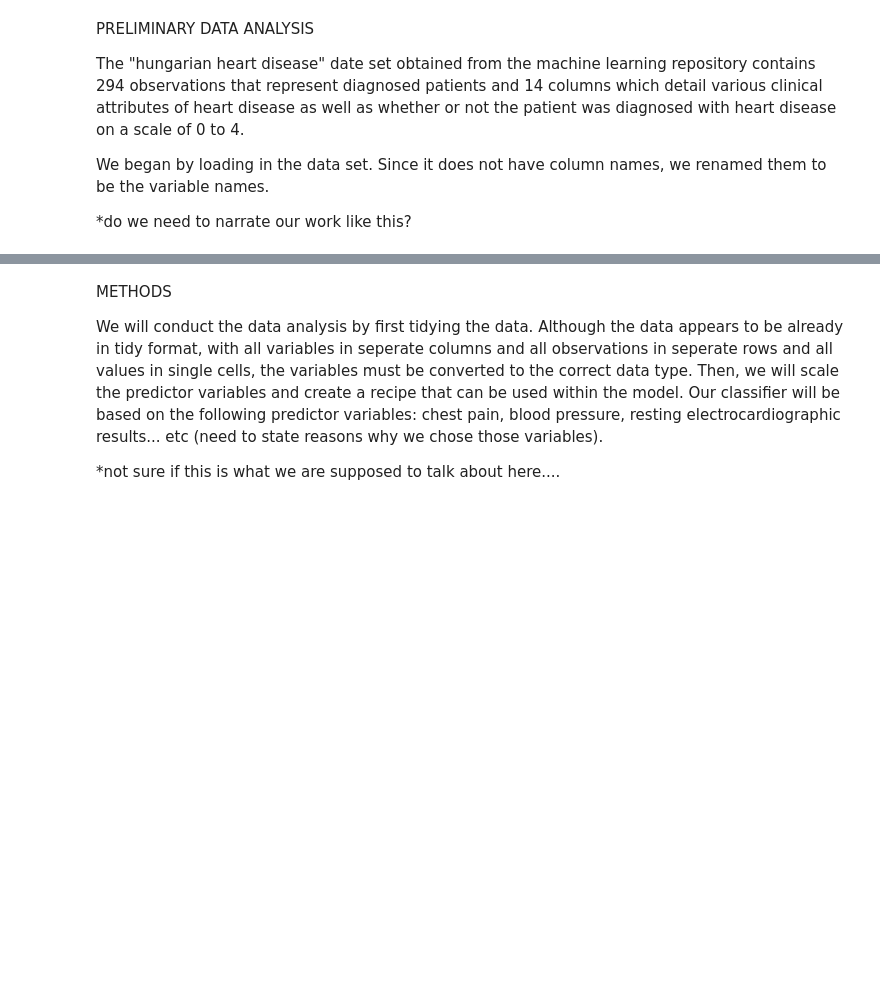
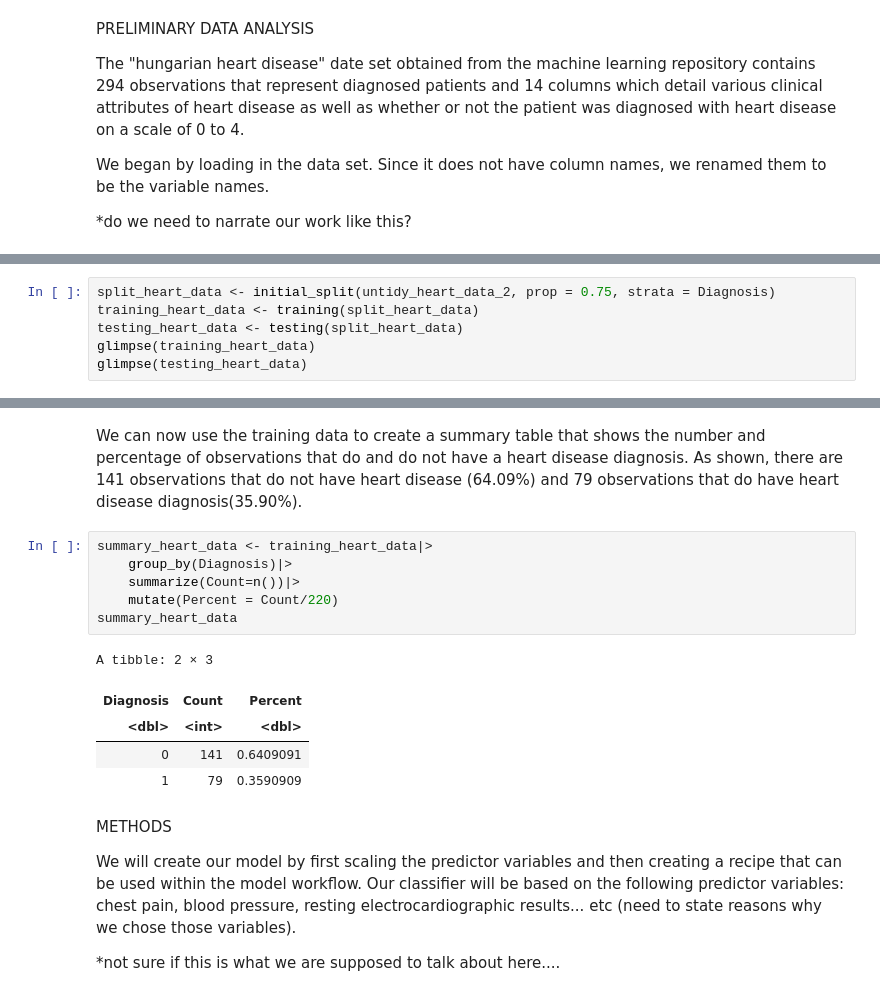
Before and after one commit to julieklipp/Project-Proposal, a Jupyter notebook: Project Proposal.ipynb, the cells around one changed output, grey strips where cells are left out. Drawn from its saved outputs; the diff is of its cells as text; blank space fills up the shorter version.

```diff
--- a/Project Proposal.ipynb
+++ b/Project Proposal.ipynb
@@ -65,0 +75,6 @@ A spec_tbl_df: 294 × 14
+# %%
+split_heart_data <- initial_split(untidy_heart_data_2, prop = 0.75, strata = Diagnosis)
+training_heart_data <- training(split_heart_data)
+testing_heart_data <- testing(split_heart_data)
+glimpse(training_heart_data)
+glimpse(testing_heart_data)
@@ -66,7 +99,21 @@ A spec_tbl_df: 294 × 14
+# %% [markdown]
+We can now use the training data to create a summary table that shows the number and percentage of observations that do and do not have a heart disease diagnosis. As shown, there are 141 observations that do not have heart disease (64.09%) and 79 observations that do have heart disease diagnosis(35.90%).
+# %%
+summary_heart_data <- training_heart_data|>
+    group_by(Diagnosis)|>
+    summarize(Count=n())|>
+    mutate(Percent = Count/220)
+summary_heart_data
+# %% [output]
+A tibble: 2 × 3
+| Diagnosis | Count | Percent |
+| <dbl> | <int> | <dbl> |
+| 0 | 141 | 0.6409091 |
+| 1 | 79 | 0.3590909 |
 # %% [markdown]
 METHODS
 
-We will conduct the data analysis by first tidying the data. Although the data appears to be already in tidy format, with all variables in seperate columns and all observations in seperate rows and all values in single cells, the variables must be converted to the correct data type. Then, we will scale the predictor variables and create a recipe that can be used within the model. Our classifier will be based on the following predictor variables: chest pain, blood pressure, resting electrocardiographic results... etc (need to state reasons why we chose those variables).
+We will create our model by first scaling the predictor variables and then creating a recipe that can be used within the model workflow. Our classifier will be based on the following predictor variables: chest pain, blood pressure, resting electrocardiographic results... etc (need to state reasons why we chose those variables).
 
 *not sure if this is what we are supposed to talk about here....
 # %% [markdown]
```
Also changed, not shown: parts of 5 cells of this notebook.
